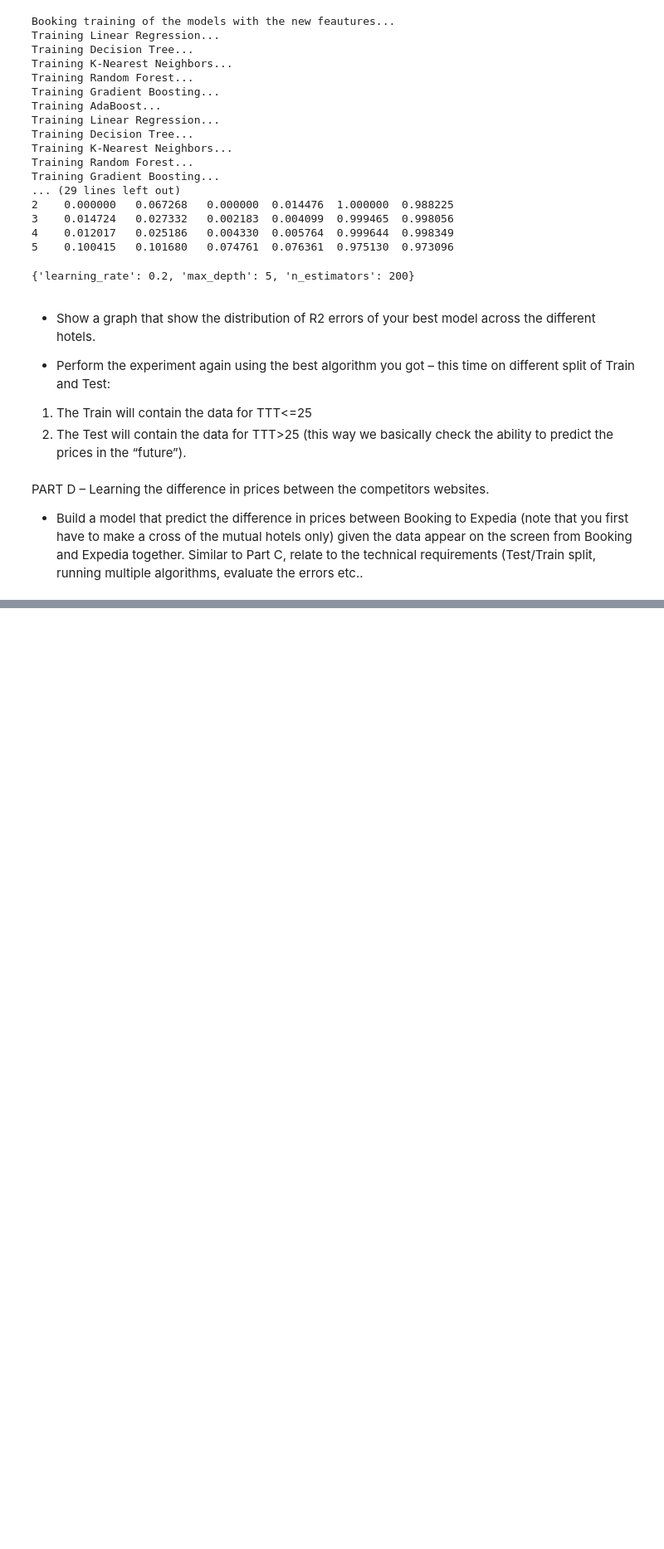
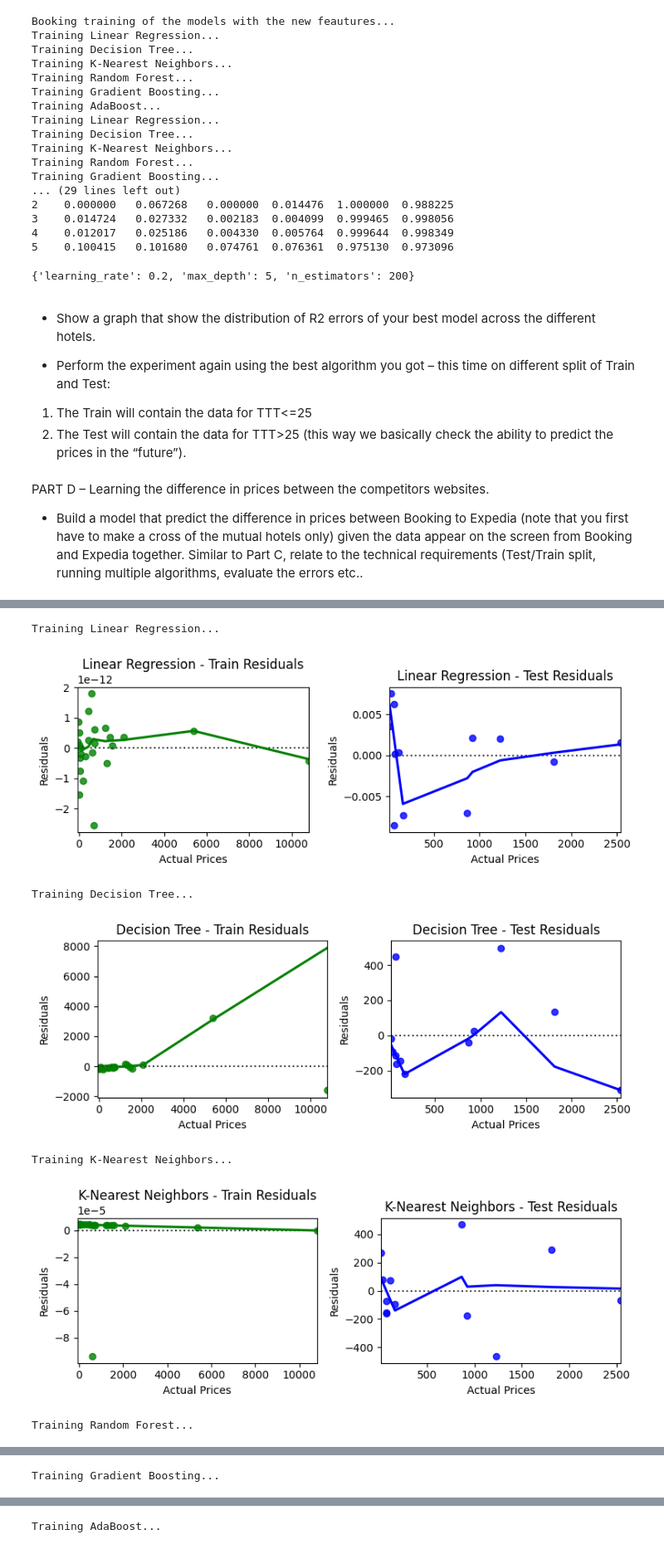
Before and after one commit to estivengrx/Freelancer-2, a Jupyter notebook: booking-expedia-project/main.ipynb, the cells around one changed output, grey strips where cells are left out. Shown at 83% size. Cells and saved outputs as stored; diff of their text form; code cells hidden in the pictures; blank space fills up the shorter version.

```diff
--- a/booking-expedia-project/main.ipynb
+++ b/booking-expedia-project/main.ipynb
@@ -210,14 +209,14 @@ print(f'Unique values for review class before treatment: {booking_data_no_outlie
 # Eliminating all the rows where Review Class column says 'Review score'
 booking_data_no_outliers = booking_data_no_outliers[booking_data_no_outliers['classification'] != 'Review score'] # Eliminating all the rows where Review Class column says 'Review score'
 
-ordinal_mapping = {
+ordinal_mapping_booking = {
     'Good': 1,
     'Very Good': 2,
     'Excellent': 3,
     'Wonderful': 4,
 }
 
-booking_data_no_outliers['classification'] = booking_data_no_outliers['classification'].map(ordinal_mapping)
+booking_data_no_outliers['classification'] = booking_data_no_outliers['classification'].map(ordinal_mapping_booking)
 print(f'Unique values for review class after treatment: {booking_data_no_outliers["classification"].unique()}')
 # %% [output]
 Unique values for review class before treatment: ['Very Good' 'Excellent' 'Wonderful' 'Good']
@@ -230,14 +229,14 @@ expedia_data_no_outliers = expedia_data_no_outliers.copy()
 print(f'Unique values for review class before treatment: {expedia_data_no_outliers["classification"].unique()}')
 
 # Eliminating all the rows where Review Class column says 'Review score'
-ordinal_mapping = {
+ordinal_mapping_expedia = {
     'Good': 0,
     'Very Good': 1,
     'Excellent': 2,
     'Wonderful': 3,
     'Exceptional': 4,
 }
-expedia_data_no_outliers['classification'] = expedia_data_no_outliers['classification'].map(ordinal_mapping)
+expedia_data_no_outliers['classification'] = expedia_data_no_outliers['classification'].map(ordinal_mapping_expedia)
 print(f'Unique values for review class after treatment: {expedia_data_no_outliers["classification"].unique()}')
 # %% [output]
 Unique values for review class before treatment: ['Excellent' 'Very Good' 'Wonderful' 'Exceptional' 'Good']
@@ -936,0 +923,6 @@ See the caveats in the documentation: https://pandas.pydata.org/pandas-docs/stab
+# %%
+new_columns = [col.replace(' ', '_').lower() for col in model_data.columns]
+model_data.columns = new_columns
+
+model_data['classification_booking'] = model_data['classification_booking'].map(ordinal_mapping_booking)
+model_data['classification_expedia'] = model_data['classification_expedia'].map(ordinal_mapping_expedia)
@@ -936,0 +1009,13 @@ See the caveats in the documentation: https://pandas.pydata.org/pandas-docs/stab
+# %%
+X = model_data.drop(columns=['price_difference'])
+y = model_data['price_difference']
+
+results_df = train_and_evaluate_models(X, y, importances=False)
+# %% [output]
+Training Linear Regression...
+[figure, added]
+Training Decision Tree...
+[figure, added]
+Training K-Nearest Neighbors...
+[figure, added]
+Training Random Forest...
@@ -936,0 +1023 @@ See the caveats in the documentation: https://pandas.pydata.org/pandas-docs/stab
+Training Gradient Boosting...
@@ -936,0 +1025 @@ See the caveats in the documentation: https://pandas.pydata.org/pandas-docs/stab
+Training AdaBoost...
```
Also changed, not shown: parts of 17 cells of this notebook.
